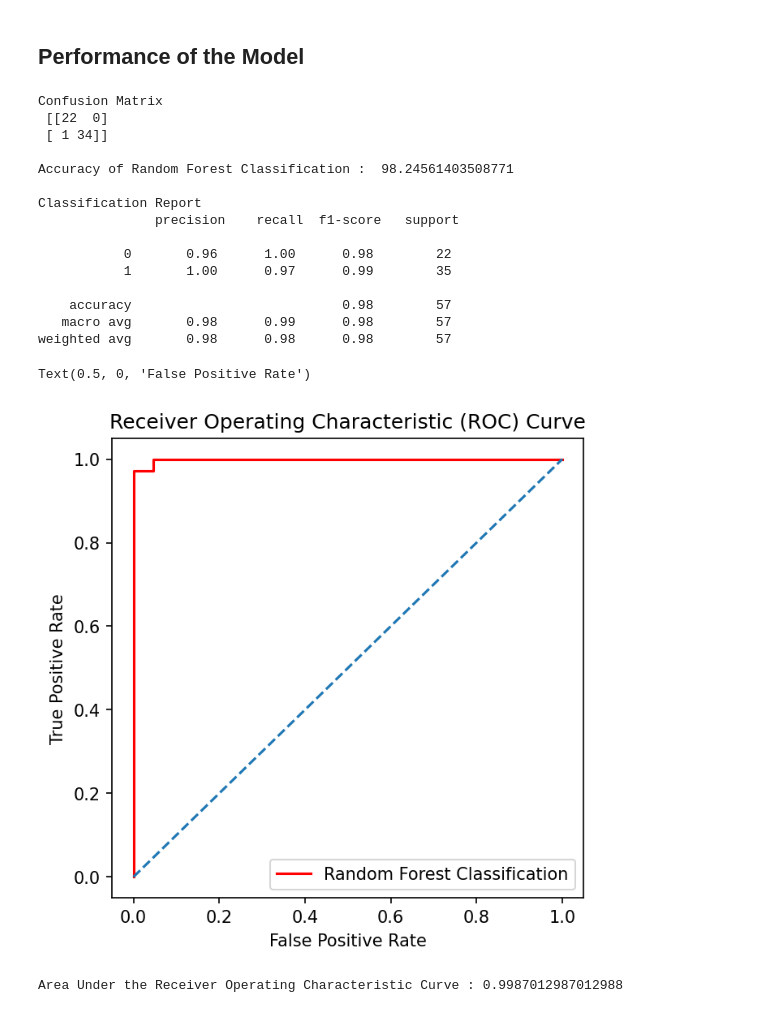
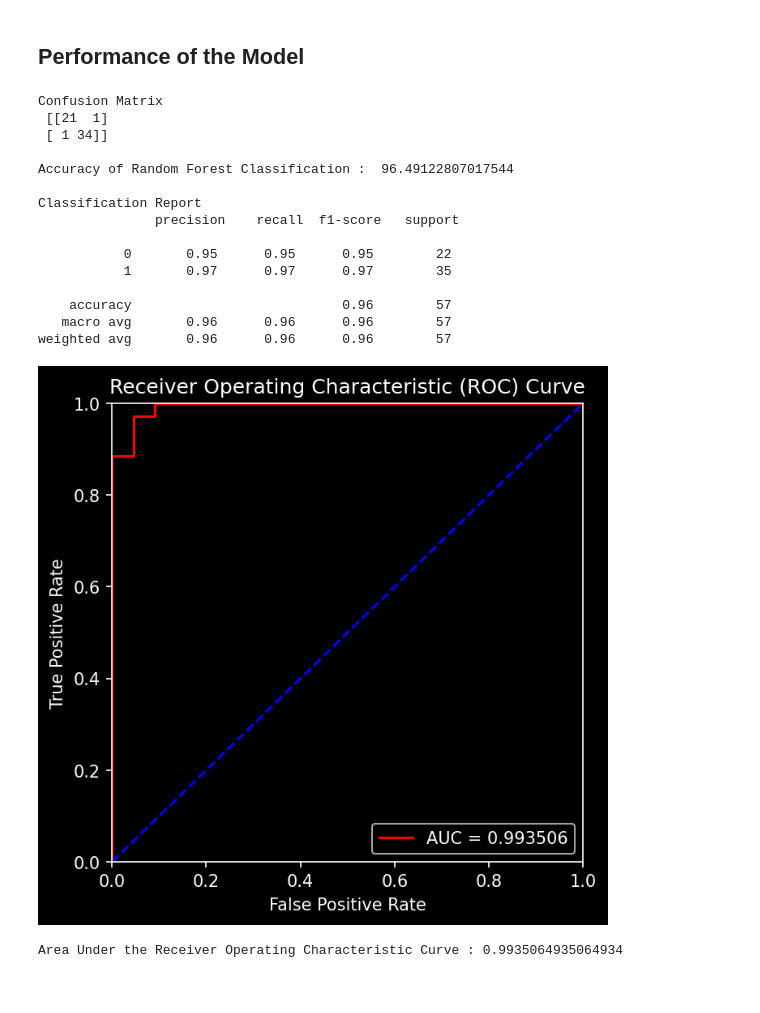
Before and after one commit to debjitpal5040/ML_Algorithms, a Jupyter notebook: Machine Learning/Supervised Learning/Classification/Random Forest Classification/Random_Forest_Classification.ipynb, the cells around one changed output. Saved outputs shown, nothing was run; the diff lists cells and outputs as text; code cells hidden in the pictures.

```diff
--- a/Machine Learning/Supervised Learning/Classification/Random Forest Classification/Random_Forest_Classification.ipynb
+++ b/Machine Learning/Supervised Learning/Classification/Random Forest Classification/Random_Forest_Classification.ipynb
@@ -141,7 +141,7 @@ X_train,X_test,y_train,y_test=train_test_split(X,y,test_size=0.1,random_state=0)
 # %% [markdown]
 ## Implementation of the Model
 # %%
-rf = RandomForestClassifier()
+rf = RandomForestClassifier(n_estimators = 50, max_depth=3, max_features='log2')
 rf.fit(X_train,y_train)
 y_pred = rf.predict(X_test)
 # %% [markdown]
@@ -154,36 +154,39 @@ print("Accuracy of Random Forest Classification : ",rf_acc*100,"\n")
 print("Classification Report",'\n',classification_report(y_test,y_pred))
 # %% [output]
 Confusion Matrix
- [[22  0]
+ [[21  1]
  [ 1 34]]
 
-Accuracy of Random Forest Classification :  98.24561403508771
+Accuracy of Random Forest Classification :  96.49122807017544
 
 Classification Report
                precision    recall  f1-score   support
 
-           0       0.96      1.00      0.98        22
-           1       1.00      0.97      0.99        35
+           0       0.95      0.95      0.95        22
+           1       0.97      0.97      0.97        35
 
-    accuracy                           0.98        57
-   macro avg       0.98      0.99      0.98        57
-weighted avg       0.98      0.98      0.98        57
+    accuracy                           0.96        57
+   macro avg       0.96      0.96      0.96        57
+weighted avg       0.96      0.96      0.96        57
 # %%
 y_score = rf.predict_proba(X_test)[:,1]
 false_positive_rate, true_positive_rate, threshold = roc_curve(y_test, y_score)
+roc_auc = auc(false_positive_rate, true_positive_rate)
 # %%
 plt.figure(figsize=(5,5),dpi=150)
-plt.plot(false_positive_rate,true_positive_rate, color='red', label = "Random Forest Classification")
+plt.style.use('dark_background')
+plt.plot(false_positive_rate,true_positive_rate, 'r', label = 'AUC = %f' % roc_auc)
 plt.title('Receiver Operating Characteristic (ROC) Curve')
 plt.legend(loc = 'lower right')
-plt.plot([0, 1], [0, 1],linestyle='--')
-plt.axis('tight')
+plt.plot([0, 1], [0, 1],'b--')
+plt.xlim([0, 1])
+plt.ylim([0, 1])
 plt.ylabel('True Positive Rate')
 plt.xlabel('False Positive Rate')
+plt.savefig('Images/ROC_Curve.png', bbox_inches='tight')
 # %% [output]
-Text(0.5, 0, 'False Positive Rate')
-[figure, old version]
+[figure, new version]
 # %%
 print("Area Under the Receiver Operating Characteristic Curve :",roc_auc_score(y_test,y_score))
 # %% [output]
-Area Under the Receiver Operating Characteristic Curve : 0.9987012987012988
+Area Under the Receiver Operating Characteristic Curve : 0.9935064935064934
```
Also changed, not shown: parts of 2 cells of this notebook, 3 other files.
